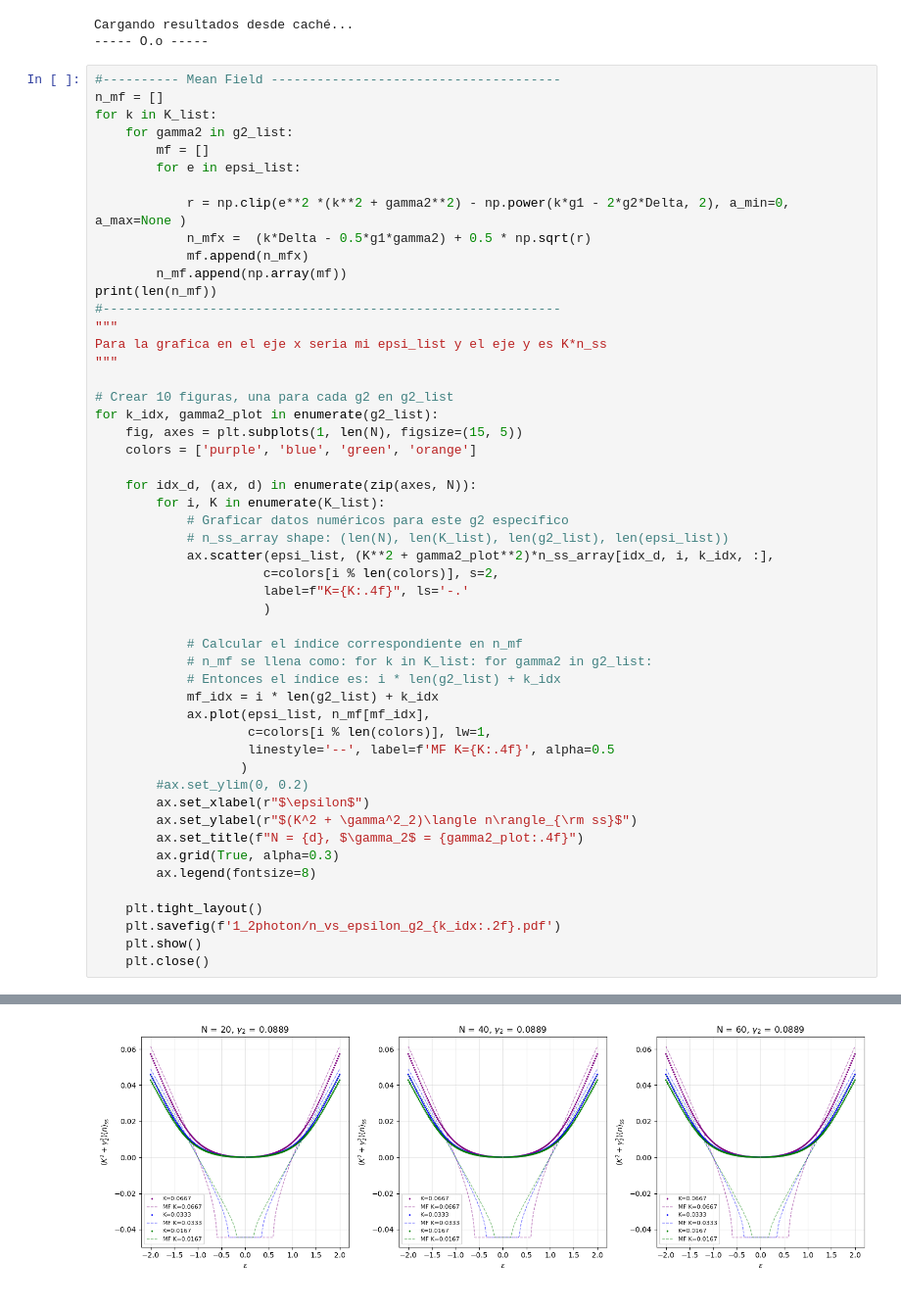
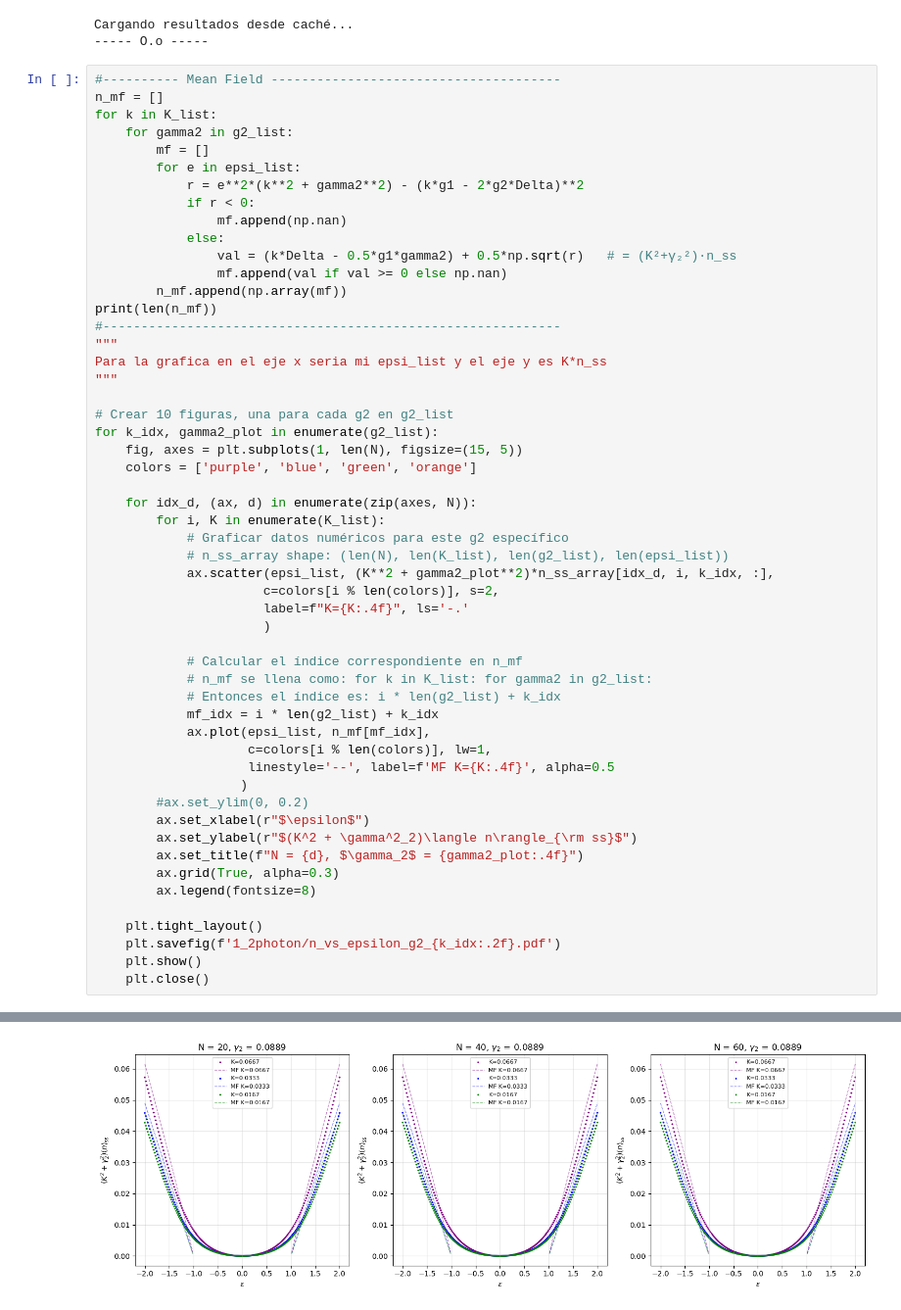
Before and after one commit to Art-999/QMPhysics, a Jupyter notebook: KerrOscilator/Loss_1_2photon.ipynb, the cells around one changed output, grey strips where cells are left out. Shown at 98% size. Saved outputs shown, nothing was run; the diff lists cells and outputs as text.

```diff
--- a/KerrOscilator/Loss_1_2photon.ipynb
+++ b/KerrOscilator/Loss_1_2photon.ipynb
@@ -1229,10 +1229,12 @@ for k in K_list:
     for gamma2 in g2_list:
         mf = []
         for e in epsi_list:
-
-            r = np.clip(e**2 *(k**2 + gamma2**2) - np.power(k*g1 - 2*g2*Delta, 2), a_min=0, a_max=None )
-            n_mfx =  (k*Delta - 0.5*g1*gamma2) + 0.5 * np.sqrt(r)
-            mf.append(n_mfx)
+            r = e**2*(k**2 + gamma2**2) - (k*g1 - 2*g2*Delta)**2
+            if r < 0:
+                mf.append(np.nan)
+            else:
+                val = (k*Delta - 0.5*g1*gamma2) + 0.5*np.sqrt(r)   # = (K²+γ₂²)·n_ss
+                mf.append(val if val >= 0 else np.nan)
         n_mf.append(np.array(mf))
 print(len(n_mf))
 #------------------------------------------------------------
@@ -1286 +1288 @@ for k_idx, gamma2_plot in enumerate(g2_list):
-[figure, old version]
+[figure, new version]
```
Also changed, not shown: parts of 1 cell of this notebook, 1 other file.
